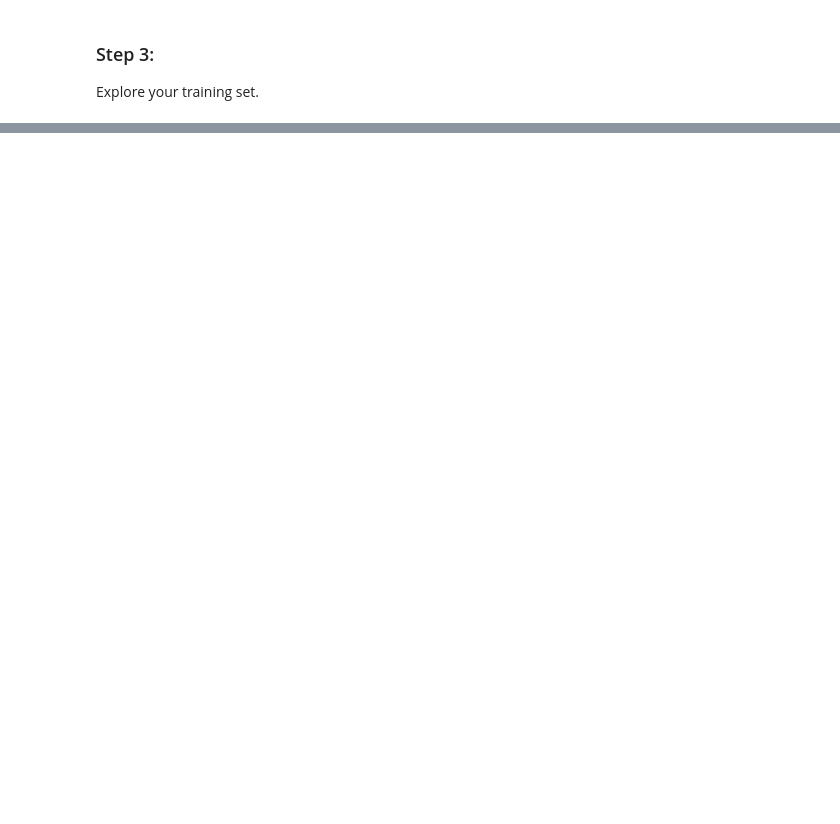
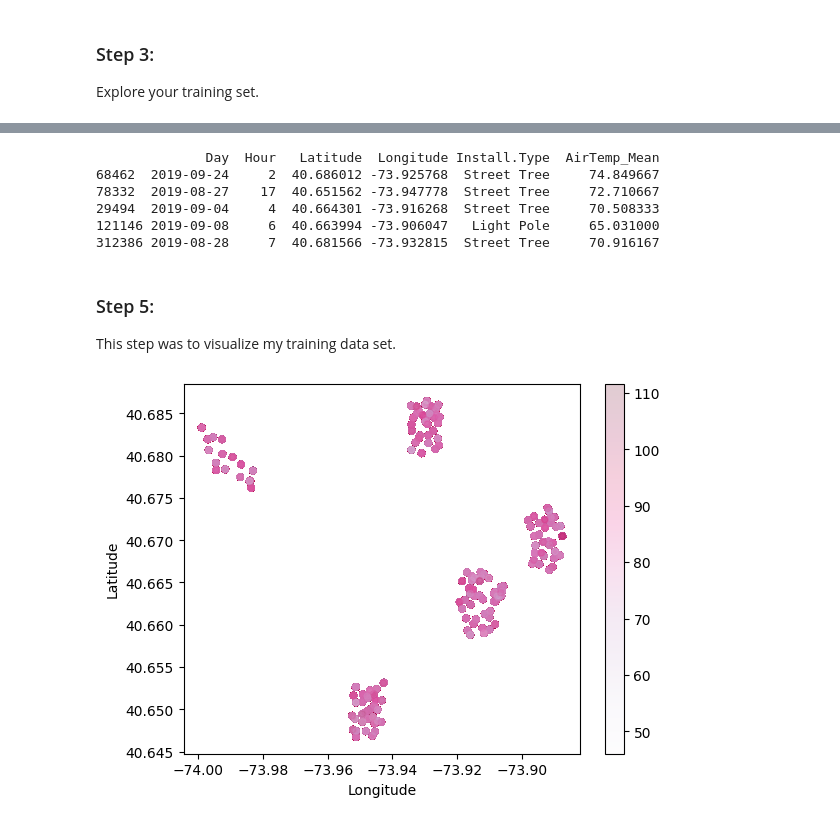
Before and after one commit to alliarnold/data71200su24, a Jupyter notebook: projectfiles/Project1.ipynb, the cells around one changed output, grey strips where cells are left out. Saved outputs shown, nothing was run; the diff lists cells and outputs as text; code cells hidden in the pictures; blank space fills up the shorter version.

```diff
--- a/projectfiles/Project1.ipynb
+++ b/projectfiles/Project1.ipynb
@@ -230,0 +219,5 @@ ValueError: Expected a 2-dimensional container but got <class 'pandas.core.serie
+# %%
+# adding new columns with the na's replaced with the mean value for air temp
+
+X_train['AirTemp_Mean'] = X_train['AirTemp'].fillna(X_train['AirTemp'].mean())
+print(X_train.head())
@@ -230,0 +238,3 @@ ValueError: Expected a 2-dimensional container but got <class 'pandas.core.serie
+# %%
+X_train_new = X_train.drop(['AirTemp'], axis=1)
+print(X_train_new.head())
@@ -230,0 +265,19 @@ ValueError: Expected a 2-dimensional container but got <class 'pandas.core.serie
+# %%
+X_test_new = X_test.drop(['AirTemp'], axis=1)
+print(X_test_new.head())
+# %% [output]
+              Day  Hour   Latitude  Longitude Install.Type  AirTemp_Mean
+68462  2019-09-24     2  40.686012 -73.925768  Street Tree     74.849667
+78332  2019-08-27    17  40.651562 -73.947778  Street Tree     72.710667
+29494  2019-09-04     4  40.664301 -73.916268  Street Tree     70.508333
+121146 2019-09-08     6  40.663994 -73.906047   Light Pole     65.031000
+312386 2019-08-28     7  40.681566 -73.932815  Street Tree     70.916167
+# %% [markdown]
+### Step 5:
+
+This step was to visualize my training data set.
+# %%
+X_train_new.plot(kind="scatter", x="Longitude", y="Latitude", alpha=0.2, c=X_train_new['AirTemp_Mean'], cmap=plt.get_cmap("PuRd"), colorbar=True)
+plt.show()
+# %% [output]
+[figure, added]
```
Also changed, not shown: parts of 19 cells of this notebook.
